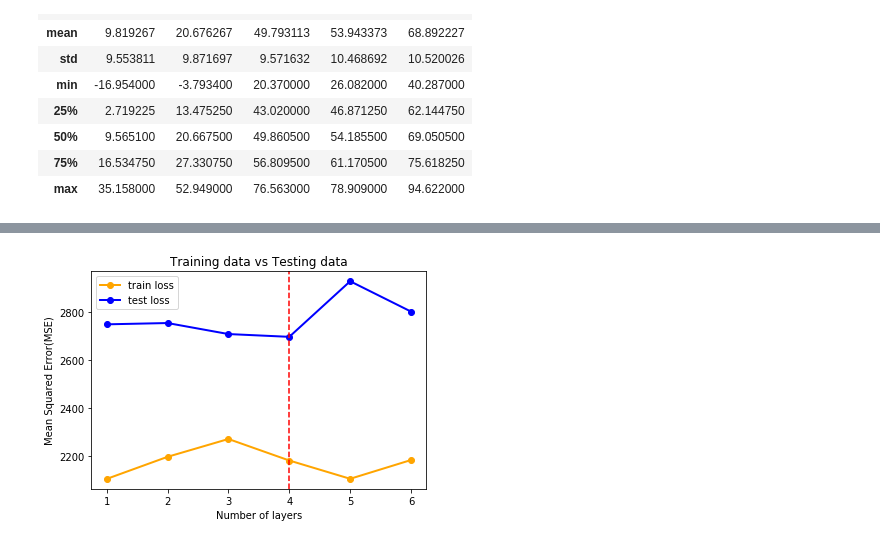
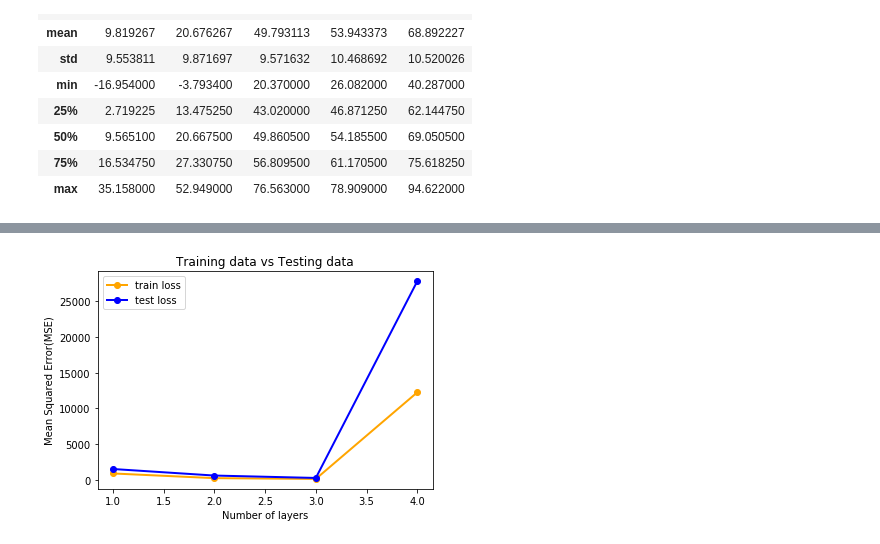
Before and after one commit to justin830827/IoT-Analytics, a Jupyter notebook: Nerual Nets/NeuralNet.ipynb, the cells around one changed output, grey strips where cells are left out. Drawn from its saved outputs; the diff is of its cells as text; code cells hidden in the pictures.

```diff
--- a/Nerual Nets/NeuralNet.ipynb
+++ b/Nerual Nets/NeuralNet.ipynb
@@ -114,14 +113,13 @@ loss = []
 layers = []
 nn_oneLayer = MLPRegressor(
                 hidden_layer_sizes= clf_oneLayer.best_params_['hidden_layer_sizes'],
-                activation = 'identity',
+                activation = 'logistic',
                 max_iter = 500,
                 solver='adam',
                 alpha= clf_oneLayer.best_params_['alpha'],
                 learning_rate_init= clf_oneLayer.best_params_['learning_rate_init'],
                 learning_rate= 'constant',
                 early_stopping = True,
-                momentum= clf_oneLayer.best_params_['momentum'],
                 random_state = 42
                 ).fit(X_train, y_train)
 layers.append(clf_oneLayer.best_params_['hidden_layer_sizes'])
@@ -467,15 +340,0 @@ Best params: {'hidden_layer_sizes': (18, 13, 22, 13, 14)}
-# %%
-# Tunning the fifth layer
-nn_fiveLayer = MLPRegressor(  hidden_layer_sizes= (18, 13, 22, 13, 14),
-                              activation = 'identity',
-                              max_iter = 500,
-                              solver='adam',
-                              alpha= 1e-06,
-                              learning_rate_init= 0.01,
-                              learning_rate='constant',
-                              early_stopping = True,
-                              momentum= 0.1,
-                              random_state = 42
-                            ).fit(X_train, y_train)
-loss.append(nn_fiveLayer.loss_)
-print("loss: {}".format(nn_fiveLayer.loss_))
@@ -528,15 +340,0 @@ Best params: {'hidden_layer_sizes': (18, 13, 22, 13, 14, 13)}
-# %%
-# Tunning the sixth layer
-nn_sixLayer = MLPRegressor(  hidden_layer_sizes= (18, 13, 22, 13, 14, 13),
-                              activation = 'identity',
-                              max_iter = 500,
-                              solver='adam',
-                              alpha= 1e-06,
-                              learning_rate_init= 0.01,
-                              learning_rate='constant',
-                              early_stopping = True,
-                              momentum= 0.1,
-                              random_state = 42
-                            ).fit(X_train, y_train)
-loss.append(nn_sixLayer.loss_)
-print("loss: {}".format(nn_sixLayer.loss_))
@@ -553,10 +349,6 @@ y_predict = nn_threeLayer.predict(X_test)
 test_loss.append(mean_squared_error(y_test, y_predict))
 y_predict = nn_fourLayer.predict(X_test)
 test_loss.append(mean_squared_error(y_test, y_predict))
-y_predict = nn_fiveLayer.predict(X_test)
-test_loss.append(mean_squared_error(y_test, y_predict))
-y_predict = nn_sixLayer.predict(X_test)
-test_loss.append(mean_squared_error(y_test, y_predict))
 print("Train loss: {}".format(loss))
 print("Test loss: {}".format(test_loss))
 # %% [output]
@@ -565,12 +357,12 @@ Test loss: [2747.737983208486, 2753.098704853684, 2707.3927804068253, 2695.86908
 # %%
 plt.plot(np.arange(1,len(loss)+1),loss, marker='o', color='orange', linewidth=2, label= 'train loss')
 plt.plot(np.arange(1,len(loss)+1),test_loss, marker='o', color='blue', linewidth=2, label= 'test loss')
 plt.xlabel('Number of layers')
 plt.ylabel('Mean Squared Error(MSE)')
 plt.title('Training data vs Testing data')
-plt.axvline(x=4, linestyle='--', color='red')
+# plt.axvline(x=4, linestyle='--', color='red')
 plt.savefig('Training data vs Testing data.png')
 plt.legend()
 plt.show()
 # %% [output]
-[figure, old version]
+[figure, new version]
```
Also changed, not shown: parts of 27 cells of this notebook, 5 other files.
